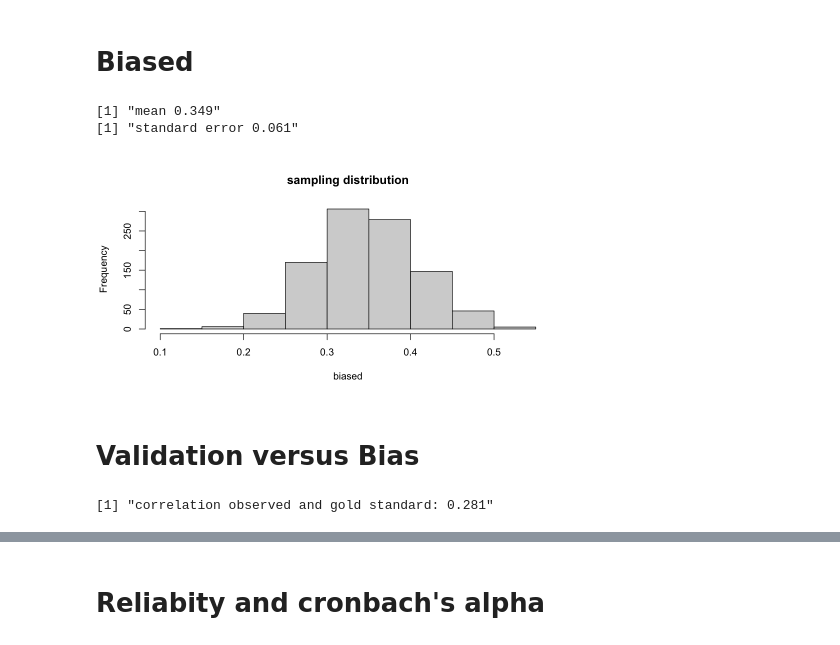
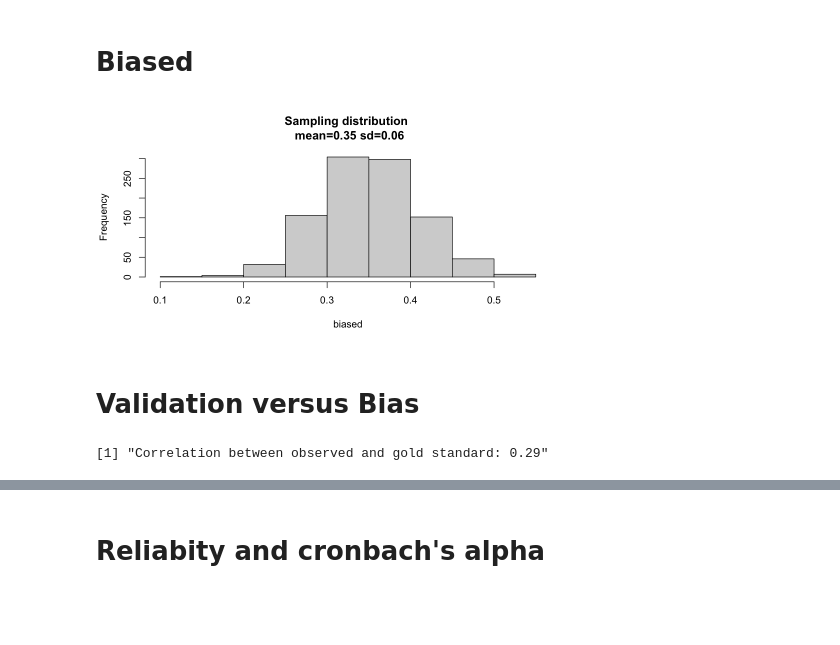
Before and after one commit to sdaza/survey-methods, a Jupyter notebook: code/2023-24/01-exploring-error.ipynb, the cells around one changed output, grey strips where cells are left out. Cells and saved outputs as stored; diff of their text form; code cells hidden in the pictures; blank space fills up the shorter version.

```diff
--- a/code/2023-24/01-exploring-error.ipynb
+++ b/code/2023-24/01-exploring-error.ipynb
@@ -84,28 +63,22 @@ for (i in 1:1000) {
             )
         )
 }
-# %%
-print(paste0('mean ' , round(mean(biased),3)))
-print(paste0('standard error ' , round(sd(biased),3)))
-hist(biased, main='sampling distribution')
-# %% [output]
-[1] "mean 0.349"
-[1] "standard error 0.061"
-[figure, removed]
+# %%
+hist(biased, main=paste0('Sampling distribution \n mean=', round(mean(biased),2),
+	' sd=', round(sd(biased),2)))
+# %% [output]
+[figure, added]
 # %% [markdown]
 # Validation versus Bias
 # %%
-# let's define a construct or gold standard
-
+# Let's define a construct or gold standard
 mu = rnorm(10000)
 
-# now an observed variable related to the construct
-
+# Now, let's create an observed variable related to the construct
 y = mu*0.3 + rnorm(10000)
 
-# the correlation would be
-
-print(paste0('correlation observed and gold standard: ', round(cor(y, mu), 3)))
+# The correlation would be
+print(paste0('Correlation between observed and gold standard: ', round(cor(y, mu), 3)))
 # %% [output]
-[1] "correlation observed and gold standard: 0.281"
+[1] "Correlation between observed and gold standard: 0.29"
 # %%
```
Also changed, not shown: parts of 9 cells of this notebook, 1 other file.
